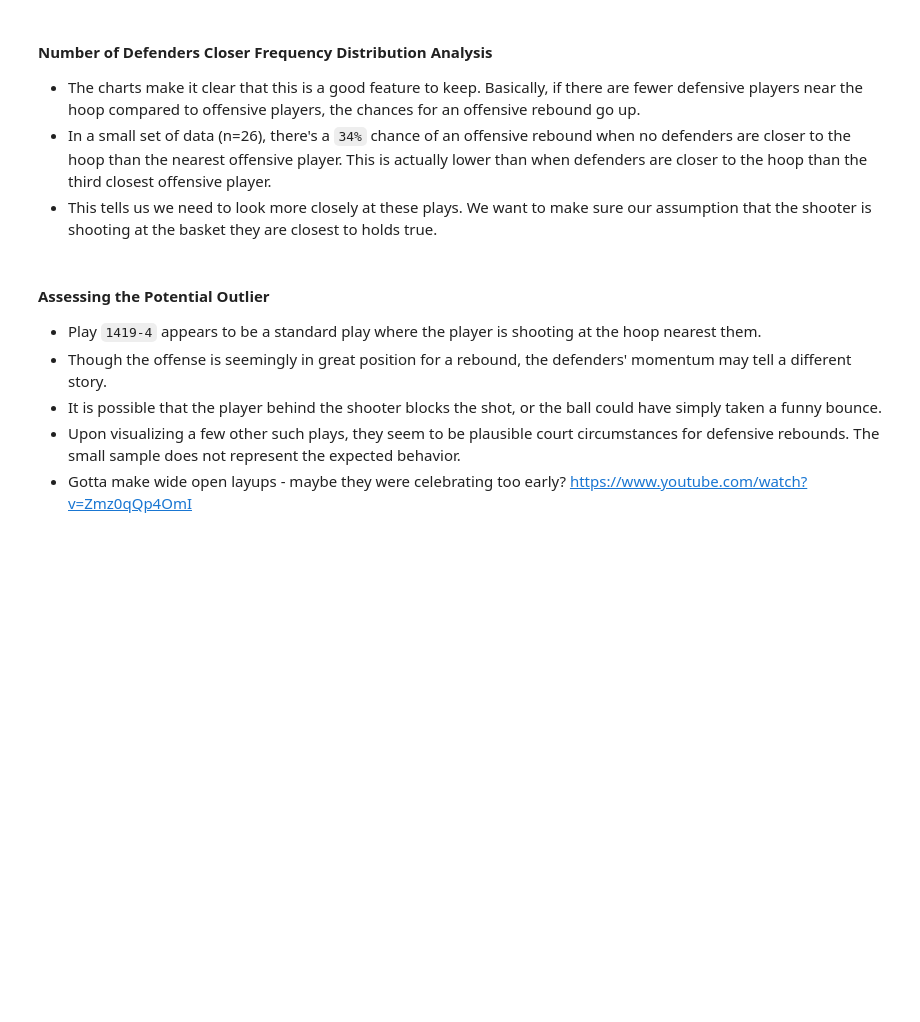
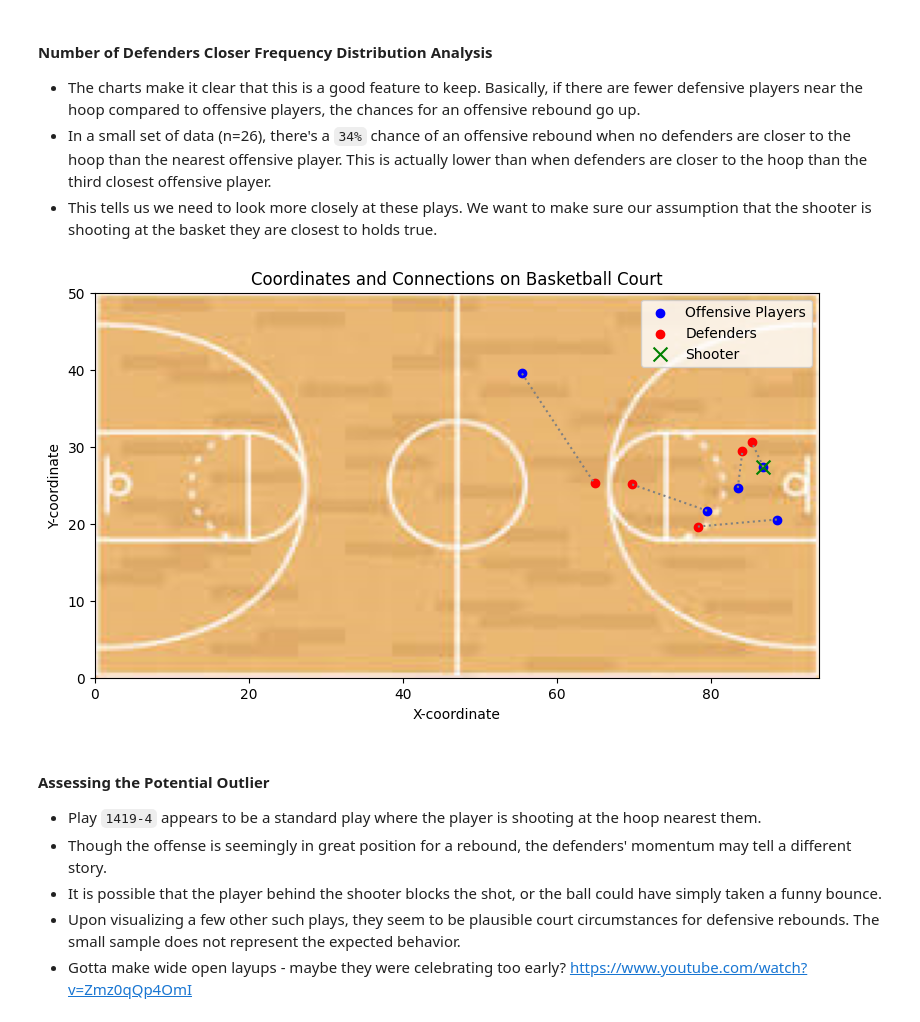
Before and after one commit to timseymour42/shotquality-offensive-rebounding, a Jupyter notebook: obrd_prediction.ipynb, the cells around one changed output. Saved outputs shown, nothing was run; the diff lists cells and outputs as text; code cells hidden in the pictures; blank space fills up the shorter version.

```diff
--- a/obrd_prediction.ipynb
+++ b/obrd_prediction.ipynb
@@ -1886,31 +2036,33 @@ outlier_non_offensive_rebounds = player_dists[(player_dists['num_def_closer_than
 # %%
 # Sample data
 df = def_training_data[def_training_data.id == '1419-4']
 
 # Load the images
-court_image = Image.open('/images/court_dims.png')
+court_image = Image.open('images/court_dims.png')
 
 # Plot the basketball court
 plt.figure(figsize=(10, 5))
 plt.imshow(court_image, extent=[0, 94, 0, 50])  # Extent based on court dimensions
 
 
 # Plotting the coordinates and connecting the pairs of players with lines
 plt.scatter(df['off_x'], df['off_y'], color='blue', label='Offensive Players')
 plt.scatter(df['def_x'], df['def_y'], color='red', label='Defenders')
 
 # Connect the pairs of players with lines
 for i, row in df.iterrows():
     plt.plot([row['off_x'], row['def_x']], [row['off_y'], row['def_y']], color='gray', linestyle='dotted')
 
 shooter_row = df[df['annotation_code_off'] == 's'].iloc[0]
 plt.scatter(shooter_row['off_x'], shooter_row['off_y'], color='green', marker='x', s=100, label='Shooter')
 
 plt.xlabel('X-coordinate')
 plt.ylabel('Y-coordinate')
 plt.title('Coordinates and Connections on Basketball Court')
 plt.legend()
 plt.show()
+# %% [output]
+[figure, added]
 # %% [markdown]
 #### Assessing the Potential Outlier
 - Play `1419-4` appears to be a standard play where the player is shooting at the hoop nearest them.
```
Also changed, not shown: parts of 54 cells of this notebook.
